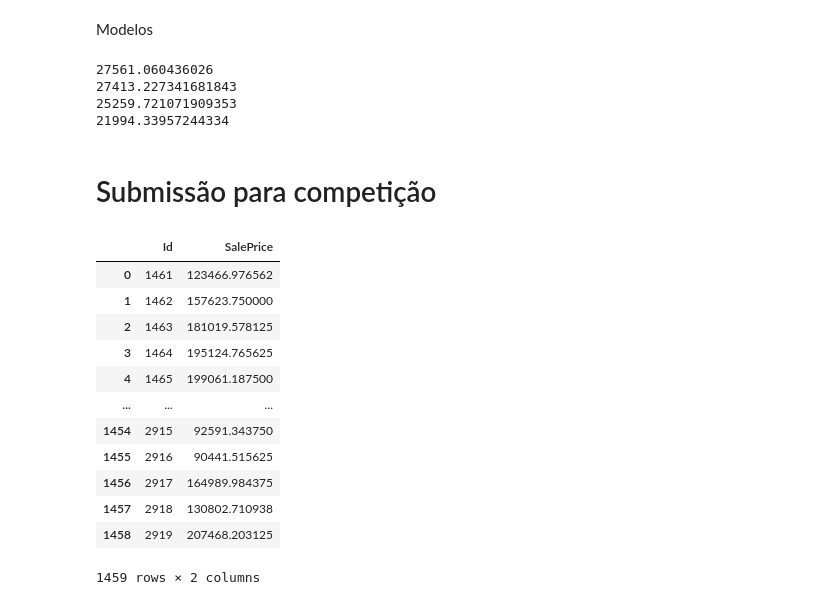
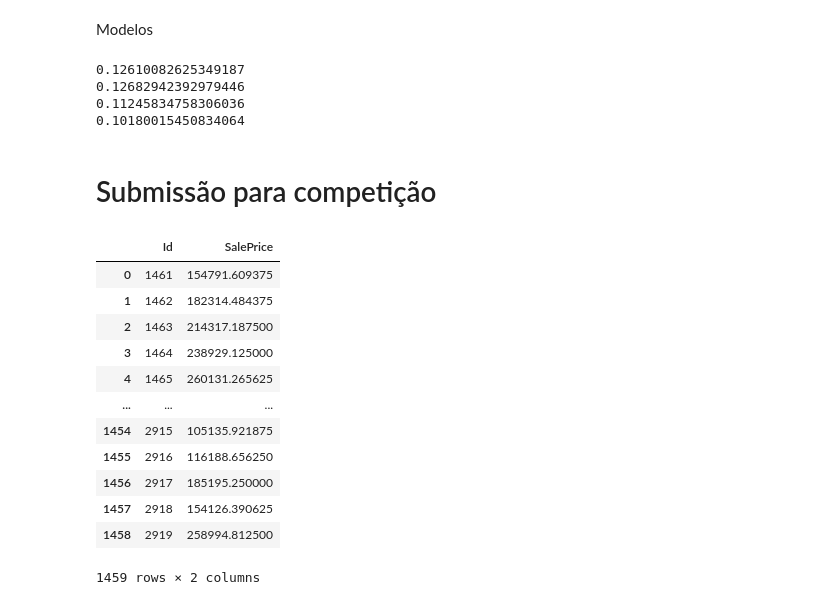
Before and after one commit to DuarteCardoso07/ML_houseprices, a Jupyter notebook: code.ipynb, the cells around one changed output. Cells and saved outputs as stored; diff of their text form; code cells hidden in the pictures.

```diff
--- a/code.ipynb
+++ b/code.ipynb
@@ -84,3 +125,9 @@ max      755000.000000
 Name: SalePrice, dtype: float64
 <Figure size 600x500 with 0 Axes>
 [figure]
+# %%
+#Os preços estão muito right-skewed e como os modelos comportam-se melhores com data normalmente distribuida vamos aplicar log-transform
+df['SalePrice']= np.log1p(df['SalePrice'])
+print(df['SalePrice'].describe())
+plt.figure(figsize=(6, 5))
+sn.displot(df['SalePrice'], color='g', bins=100, alpha=0.4, kde=True);
@@ -217,3 +278,8 @@ For example, when doing 'df[col].method(value, inplace=True)', try using 'df.met
 
 
   df['LotFrontage'].fillna(value=0,inplace=True)
+# %%
+#Criação de uma feature potencialmente importante
+
+df['TotalArea']= df['TotalBsmtSF']+ df['1stFlrSF'] + df['2ndFlrSF']
+df.insert(2, 'TotalArea', df.pop('TotalArea'))
@@ -220,3 +288,13 @@ For example, when doing 'df[col].method(value, inplace=True)', try using 'df.met
+# %%
+skewness = df.apply(lambda x: skew(x.dropna())).sort_values(ascending=False)
+skewness_feature = pd.DataFrame({'Skew' :skewness})
+
+skew_feature_transform = skewness_feature[abs(skewness_feature['Skew']) > 1]
+skew_feature_transform = skew_feature_transform.index
+
+lamb = 0.2 #Pode ser otimizado
+for feature in skew_feature_transform:
+    df[feature] = boxcox1p(df[feature],lamb)
 # %% [markdown]
 # Análise de variáveis
 # %% [markdown]
@@ -441,15 +502,15 @@ pipeline2 = Pipeline([('rfe',RFE(n_features_to_select=40,estimator=xgb_tuned)),(
 print(KFold_metrics(df,pipeline2,10,root_mean_squared_error))
 
 #XGB com RFE e hyperparameters sem outliers
-#Best parameters found:  [75, 300, 0.053771168963297186, 3, 3, 1, 0, 0.6, 0.6]
-xgb_tuned_without_outliers = XGBRegressor(random_state=42,n_estimators=300,learning_rate=0.053771168963297186,max_depth=3,min_child_weight=3,reg_alpha=1,reg_lambda=0, subsample=0.6,colsample_bytree=0.6)
-pipeline3 = Pipeline([('rfe',RFE(n_features_to_select=75,estimator=xgb_tuned_without_outliers)),('xgb',xgb_tuned_without_outliers)])
+#Best parameters found:  [54, 500, 0.02567107102575631, 5, 3, 0.0046952900238590055, 0.0, 0.0, 0.3, 0.3904429469759009]
+xgb_tuned_without_outliers = XGBRegressor(random_state=42,n_estimators=500,learning_rate=0.02567107102575631,max_depth=5,min_child_weight=3,reg_alpha=0.0046952900238590055,reg_lambda=0,gamma = 0, subsample=0.3,colsample_bytree=0.3904429469759009)
+pipeline3 = Pipeline([('rfe',RFE(n_features_to_select=54,estimator=xgb_tuned_without_outliers)),('xgb',xgb_tuned_without_outliers)])
 print(KFold_metrics(df_without_outlier,pipeline3,10,root_mean_squared_error))
 # %% [output]
-27561.060436026
-27413.227341681843
-25259.721071909353
-21994.33957244334
+0.12610082625349187
+0.12682942392979446
+0.11245834758306036
+0.10180015450834064
 # %% [markdown]
 # Submissão para competição
 # %%
@@ -496,43 +557,48 @@ df_test[columns_to_encode] = df_test[columns_to_encode].astype(object)
 df_test[columns_to_encode] = ordinal_encoder.fit_transform(df_test[columns_to_encode])
 
 #Target encoding (usando os valores globais para treino)
 columns_to_encode = ['MSZoning', 'LandContour', 'LotConfig', 'Neighborhood', 'Condition1', 'Condition2',
            'BldgType', 'HouseStyle', 'RoofStyle', 'RoofMatl', 'Exterior1st', 'Exterior2nd',
            'MasVnrType', 'Foundation', 'Heating', 'Electrical', 'GarageType', 'MiscFeature',
            'SaleType', 'SaleCondition']
 
 i = 0
 for col in columns_to_encode:
     df_test[col] = df_test[col].fillna('Missing')
     valores_globais = medias_groupby_col[i]
     df_test[col] = df_test[col].map(valores_globais)
     df_test[col] = df_test[col].astype(np.float64)
     i+=1
 
+df_test['TotalArea']= df_test['TotalBsmtSF']+ df_test['1stFlrSF'] + df_test['2ndFlrSF']
+df_test.insert(2, 'TotalArea', df_test.pop('TotalArea'))
+
 #Treino e prediction
 x = np.array(df.drop(columns=['SalePrice']))
 y = np.array(df['SalePrice'])
 pipeline3.fit(x,y)
 predict = pipeline3.predict(np.array(df_test))
-
+predict = np.expm1(predict)
 output = {
     'Id': Ids,
     'SalePrice': predict
 }
 df_output = pd.DataFrame(output)
 df_output.to_csv('my_submission.csv', index=False)
 df_output
+
+#Melhorar feature engineering
 # %% [output]
 |  | Id | SalePrice |
-| 0 | 1461 | 123466.976562 |
-| 1 | 1462 | 157623.750000 |
-| 2 | 1463 | 181019.578125 |
-| 3 | 1464 | 195124.765625 |
-| 4 | 1465 | 199061.187500 |
+| 0 | 1461 | 154791.609375 |
+| 1 | 1462 | 182314.484375 |
+| 2 | 1463 | 214317.187500 |
+| 3 | 1464 | 238929.125000 |
+| 4 | 1465 | 260131.265625 |
 | ... | ... | ... |
-| 1454 | 2915 | 92591.343750 |
-| 1455 | 2916 | 90441.515625 |
-| 1456 | 2917 | 164989.984375 |
-| 1457 | 2918 | 130802.710938 |
-| 1458 | 2919 | 207468.203125 |
+| 1454 | 2915 | 105135.921875 |
+| 1455 | 2916 | 116188.656250 |
+| 1456 | 2917 | 185195.250000 |
+| 1457 | 2918 | 154126.390625 |
+| 1458 | 2919 | 258994.812500 |
 1459 rows × 2 columns
```
Also changed, not shown: parts of 24 cells of this notebook, 1 other file.
